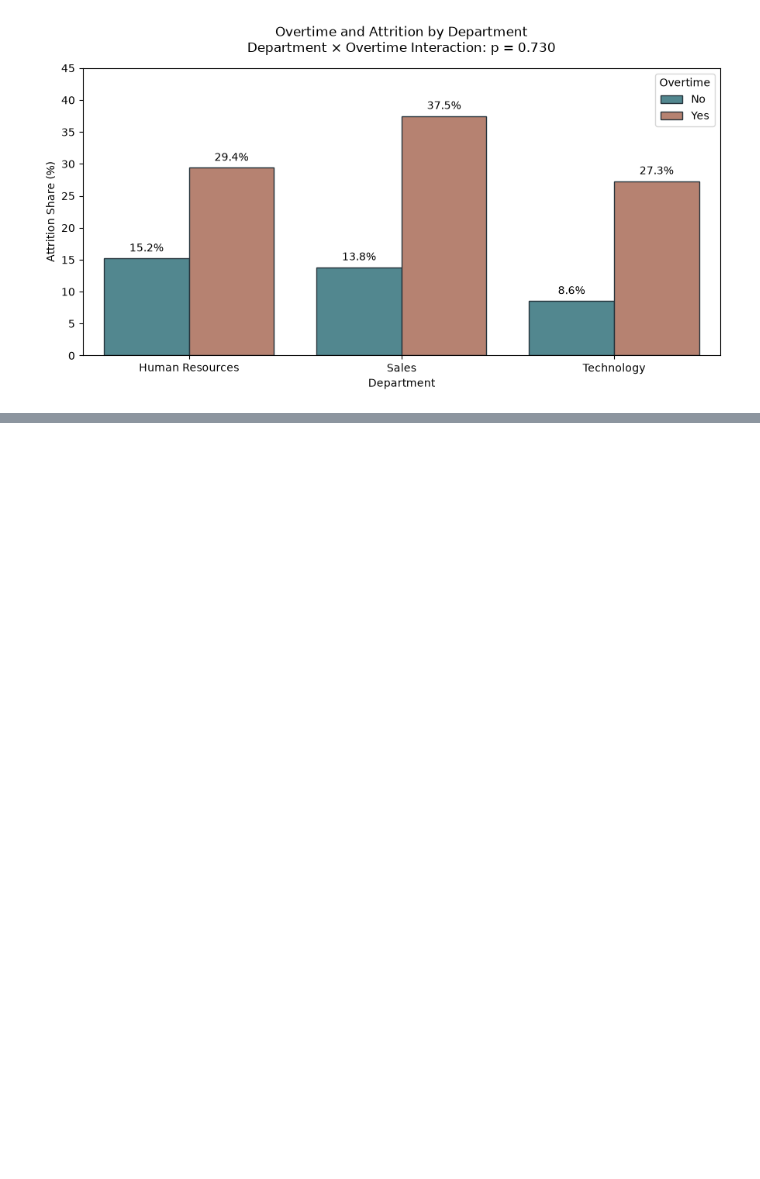
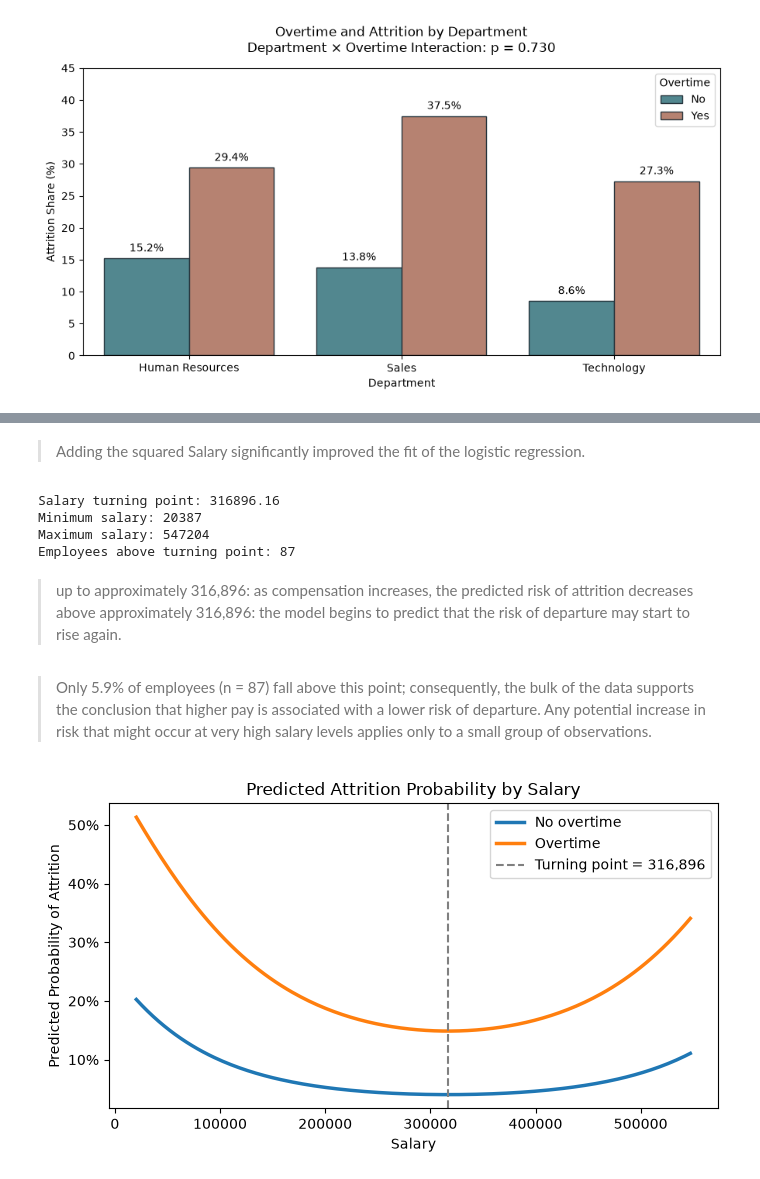
Before and after one commit to romarta/employee-attrition-analytics, a Jupyter notebook: notebooks/attrition_statistical_analysis.ipynb, the cells around one changed output, grey strips where cells are left out. Saved outputs shown, nothing was run; the diff lists cells and outputs as text; code cells hidden in the pictures; blank space fills up the shorter version.

Commit message:
Update statistical methods and logistic regression analysis

```diff
--- a/notebooks/attrition_statistical_analysis.ipynb
+++ b/notebooks/attrition_statistical_analysis.ipynb
@@ -862,0 +924,4 @@ plt.show()
+# %%
+# Preparing numeric variables
+df_model = df_model.rename(columns={"DistanceFromHome (KM)": "DistanceKm"})
+df_model["Salary10k"] = df_model["Salary"] / 10000
@@ -862,0 +1026,24 @@ plt.show()
+# %% [markdown]
+> Adding the squared  Salary significantly improved the fit of the logistic regression.
+# %%
+# searching for point of minimum attrition
+# Salary turning point
+b1 = model_salary_check.params["Salary10k"]
+b2 = model_salary_check.params["I(Salary10k ** 2)"]
+
+turning_salary = -b1 / (2 * b2) * 10000
+
+print("Salary turning point:", round(turning_salary, 2))
+print("Minimum salary:", df_model["Salary"].min())
+print("Maximum salary:", df_model["Salary"].max())
+print("Employees above turning point:", (df_model["Salary"] > turning_salary).sum())
+# %% [output]
+Salary turning point: 316896.16
+Minimum salary: 20387
+Maximum salary: 547204
+Employees above turning point: 87
+# %% [markdown]
+> up to approximately 316,896: as compensation increases, the predicted risk of attrition decreases <br>
+> above approximately 316,896: the model begins to predict that the risk of departure may start to rise again.
+# %% [markdown]
+> Only 5.9% of employees (n = 87) fall above this point; consequently, the bulk of the data supports the conclusion that higher pay is associated with a lower risk of departure. Any potential increase in risk that might occur at very high salary levels applies only to a small group of observations.
@@ -862,0 +1083,34 @@ plt.show()
+# %%
+import seaborn as sns
+import matplotlib.pyplot as plt
+import matplotlib.ticker as mtick
+
+
+plt.figure(figsize=(7, 4))
+
+sns.lineplot(
+    data=pred_plot,
+    x="Salary",
+    y="PredictedProb",
+    hue="OverTimeGroup",
+    linewidth=2.5
+)
+
+plt.axvline(
+    turning_salary,
+    linestyle="--",
+    linewidth=1.5,
+    color="gray",
+    label=f"Turning point = {turning_salary:,.0f}"
+)
+
+plt.title("Predicted Attrition Probability by Salary")
+plt.xlabel("Salary")
+plt.ylabel("Predicted Probability of Attrition")
+plt.gca().yaxis.set_major_formatter(mtick.PercentFormatter(1.0))
+
+plt.legend(title="")
+plt.tight_layout()
+plt.show()
+# %% [output]
+[figure, added]
```
Also changed, not shown: parts of 33 cells of this notebook, 1 other file.
